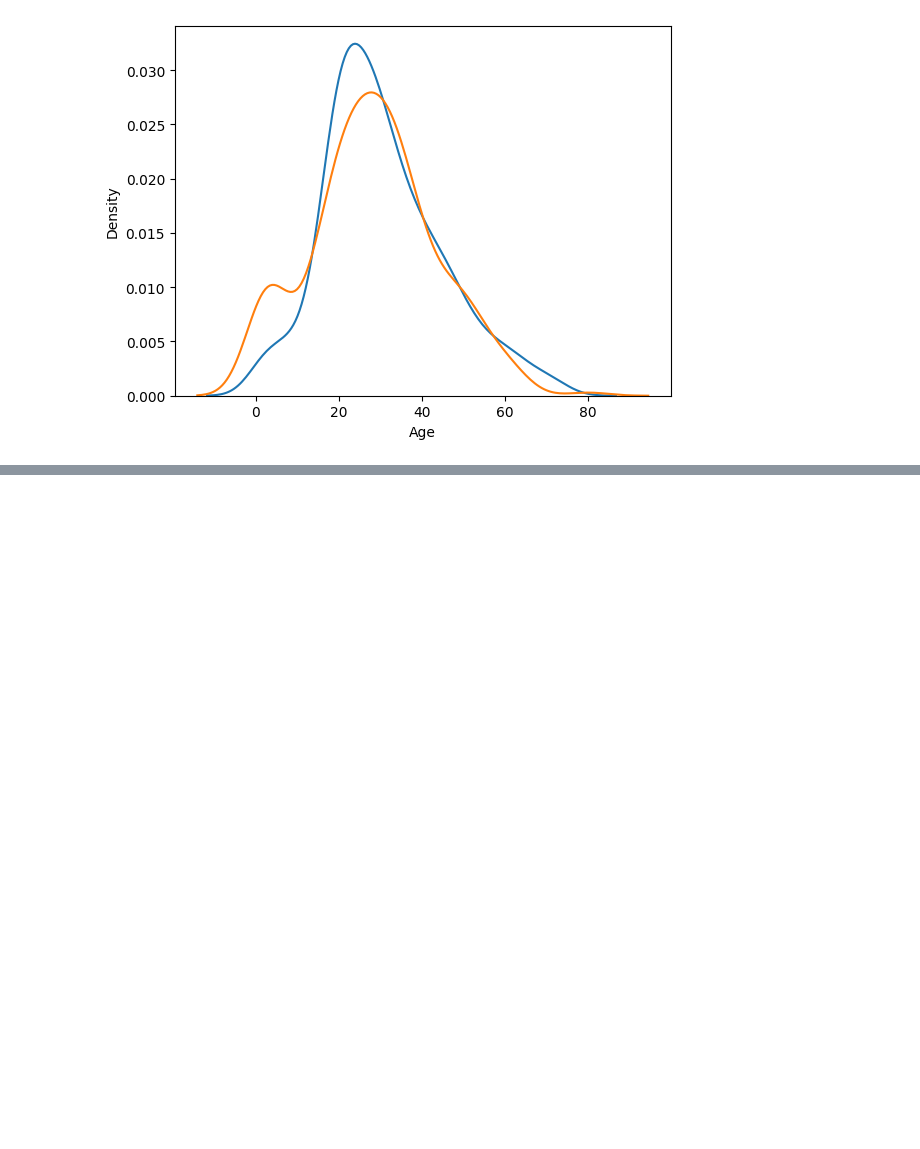
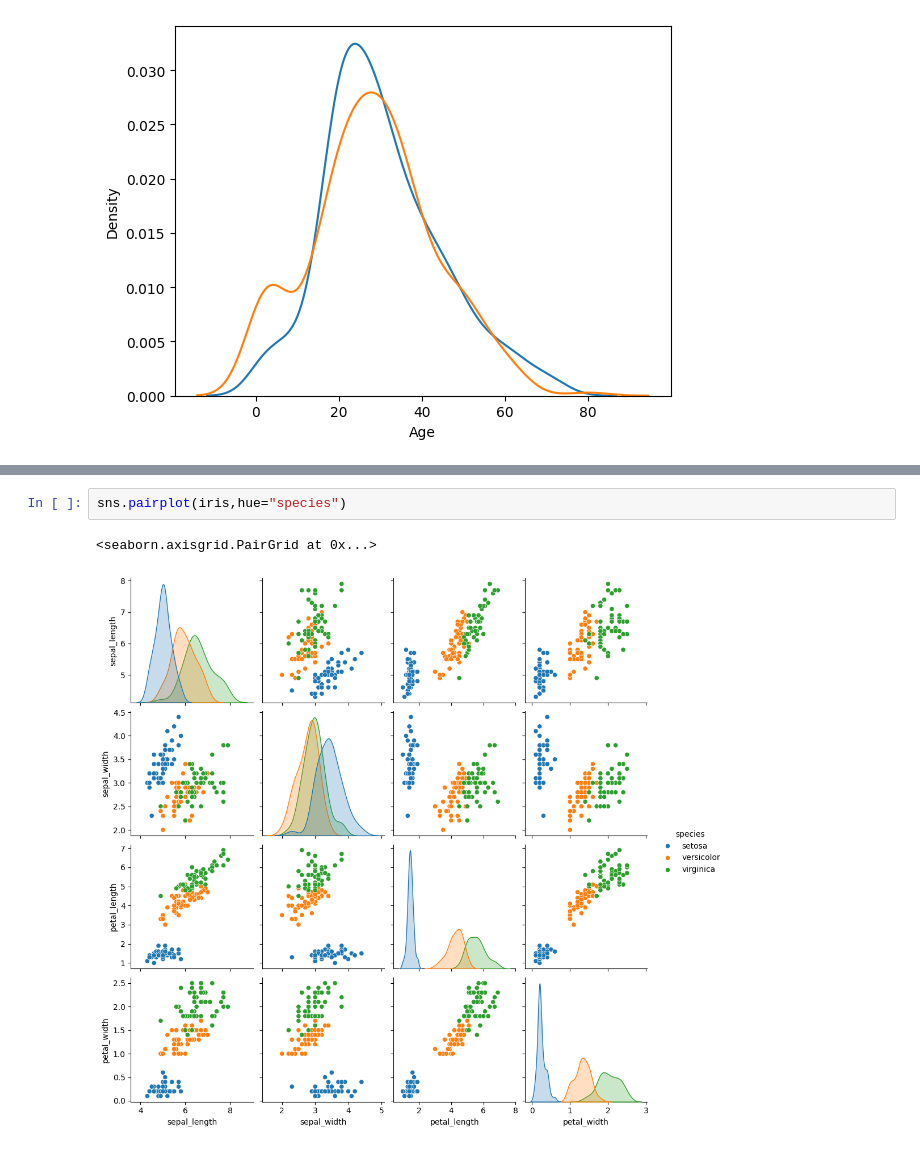
Before and after one commit to Minhaj401/EDA-analysis, a Jupyter notebook: bivariate_analysis.ipynb, the cells around one changed output, grey strips where cells are left out. Cells and saved outputs as stored; diff of their text form; blank space fills up the shorter version.

```diff
--- a/bivariate_analysis.ipynb
+++ b/bivariate_analysis.ipynb
@@ -109,0 +132,5 @@ https://gist.github.com/mwaskom/de44147ed2974457ad6372750bbe5751
+# %%
+sns.pairplot(iris,hue="species")
+# %% [output]
+<seaborn.axisgrid.PairGrid at 0x...>
+[figure, added]
```
Also changed, not shown: parts of 3 cells of this notebook.
